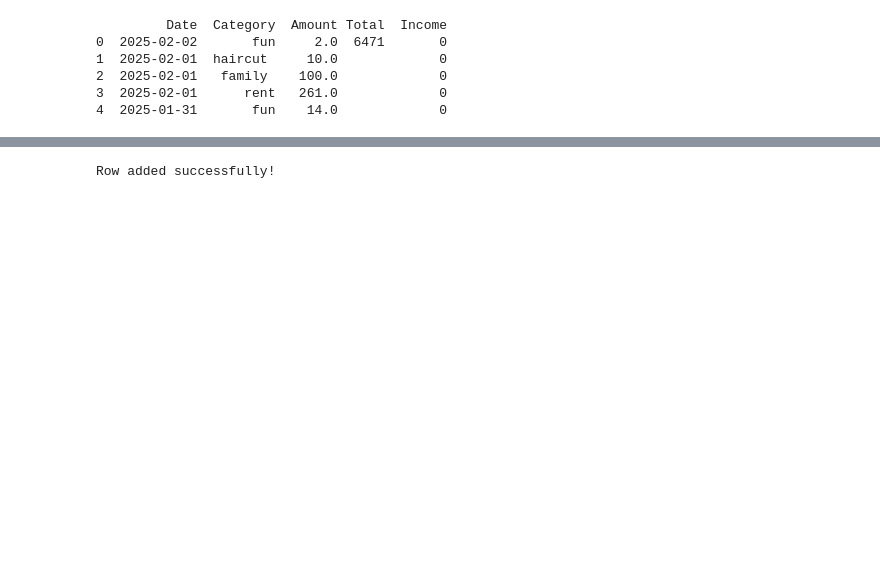
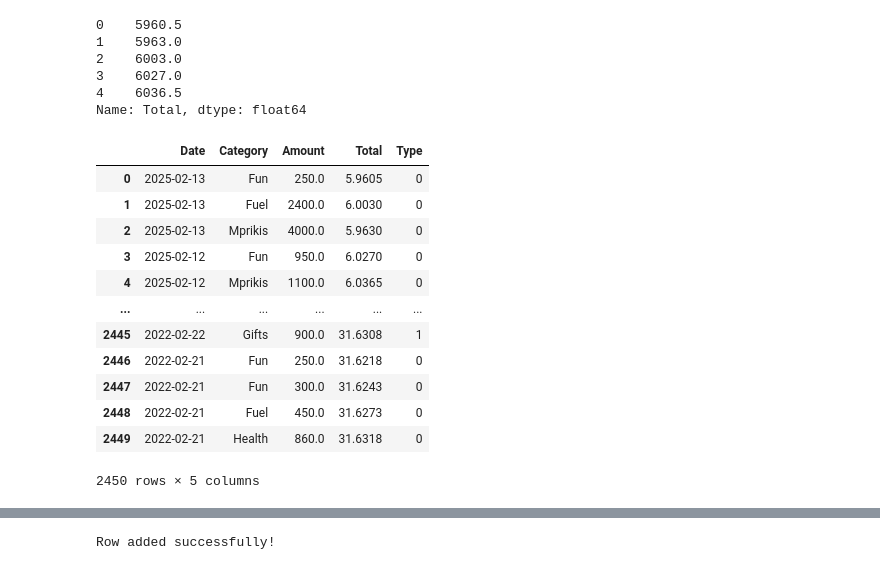
Before and after one commit to SpyrosAlvanakis/balance_app, a Jupyter notebook: test.ipynb, the cells around one changed output, grey strips where cells are left out. Cells and saved outputs as stored; diff of their text form; code cells hidden in the pictures; blank space fills up the shorter version.

```diff
--- a/test.ipynb
+++ b/test.ipynb
@@ -9,16 +6,0 @@ client = gspread.authorize(creds)
-# %%
-# Open the CSV file (Assumes it's in Google Sheets)
-# sheet = client.open(os.getenv("sheet")).sheet1  # Access first sheet
-
-# Get data as Pandas DataFrame
-data = sh.get_all_records()
-df = pd.DataFrame(data)
-
-print(df.head())
-# %% [output]
-         Date  Category  Amount Total  Income
-0  2025-02-02       fun     2.0  6471       0
-1  2025-02-01  haircut     10.0             0
-2  2025-02-01   family    100.0             0
-3  2025-02-01      rent   261.0             0
-4  2025-01-31       fun    14.0             0
@@ -26,0 +7,3 @@ sh = connect()
+# %%
+# Get data as Pandas DataFrame
+sheet = connect()
@@ -26,0 +23,27 @@ sh = connect()
+# %%
+df.Total.head()
+# %% [output]
+0    5960.5
+1    5963.0
+2    6003.0
+3    6027.0
+4    6036.5
+Name: Total, dtype: float64
+# %%
+# Convert the sheet to a DataFrame
+df = pd.DataFrame(sheet.get_all_records())
+df
+# %% [output]
+|  | Date | Category | Amount | Total | Type |
+| 0 | 2025-02-13 | Fun | 250.0 | 5.9605 | 0 |
+| 1 | 2025-02-13 | Fuel | 2400.0 | 6.0030 | 0 |
+| 2 | 2025-02-13 | Mprikis | 4000.0 | 5.9630 | 0 |
+| 3 | 2025-02-12 | Fun | 950.0 | 6.0270 | 0 |
+| 4 | 2025-02-12 | Mprikis | 1100.0 | 6.0365 | 0 |
+| ... | ... | ... | ... | ... | ... |
+| 2445 | 2022-02-22 | Gifts | 900.0 | 31.6308 | 1 |
+| 2446 | 2022-02-21 | Fun | 250.0 | 31.6218 | 0 |
+| 2447 | 2022-02-21 | Fun | 300.0 | 31.6243 | 0 |
+| 2448 | 2022-02-21 | Fuel | 450.0 | 31.6273 | 0 |
+| 2449 | 2022-02-21 | Health | 860.0 | 31.6318 | 0 |
+2450 rows × 5 columns
```
Also changed, not shown: parts of 18 cells of this notebook, 10 other files.
